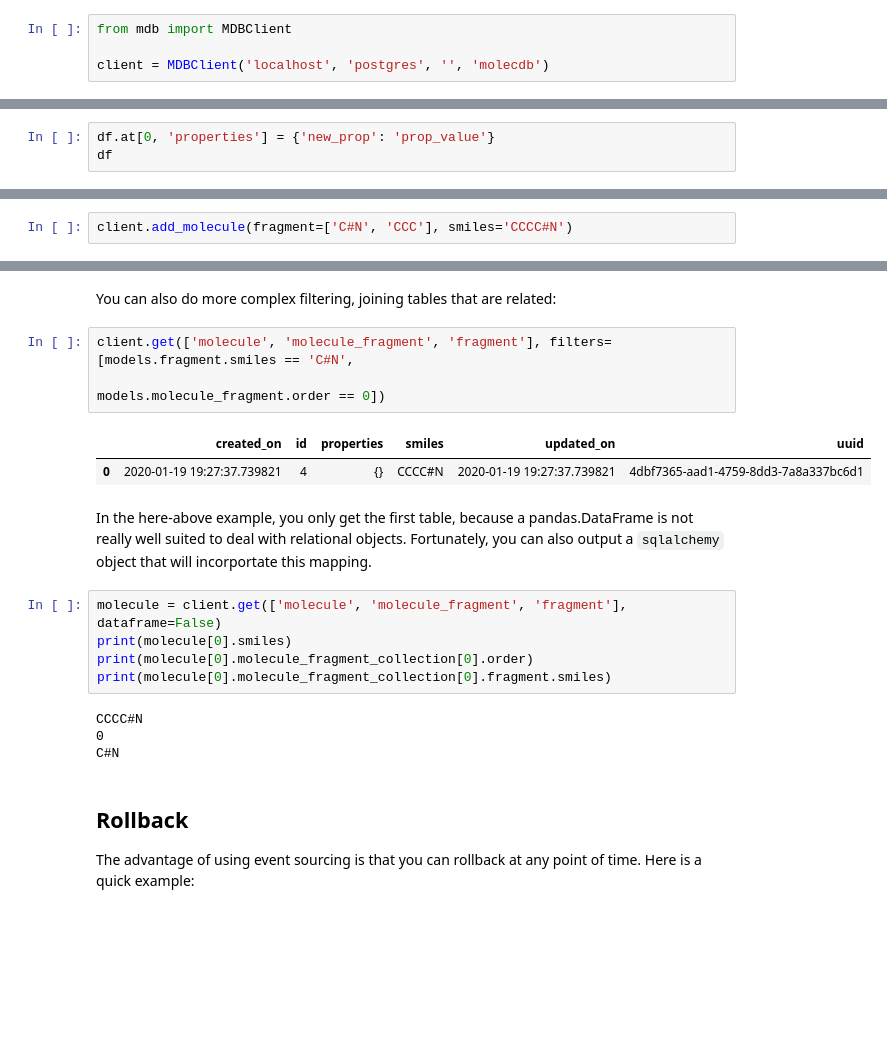
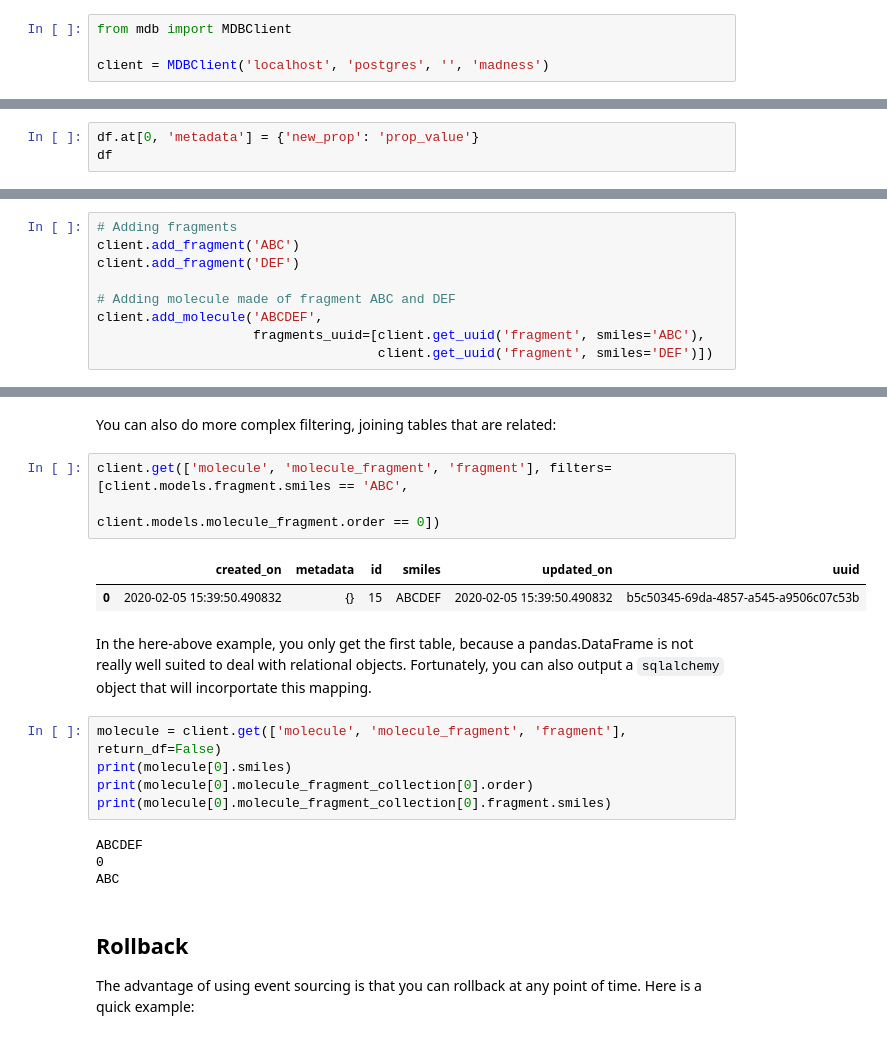
Before and after one commit to aspuru-guzik-group/molar, a Jupyter notebook: docs/Examples.ipynb, the cells around one changed output, grey strips where cells are left out. Cells and saved outputs as stored; diff of their text form; blank space fills up the shorter version.

```diff
--- a/docs/Examples.ipynb
+++ b/docs/Examples.ipynb
@@ -3,7 +3,7 @@
 # %%
 from mdb import MDBClient
 
-client = MDBClient('localhost', 'postgres', '', 'molecdb')
+client = MDBClient('localhost', 'postgres', '', 'madness')
 # %% [markdown]
 ## Get, Add, Update, Delete
 # %% [markdown]
@@ -40,6 +40,6 @@ df
 # %% [markdown]
 It is also possile to get a dataframe of a table, change some values and set it back to the database.
 # %%
-df.at[0, 'properties'] = {'new_prop': 'prop_value'}
+df.at[0, 'metadata'] = {'new_prop': 'prop_value'}
 df
 # %% [output]
@@ -70,5 +70,3 @@ client.get('molecule')
 Of course, `add`, `get`, `update` and `delete` don't capture everything. The relationships between objects do not appear on the pandas.DataFrame and it may be burdensome to add these relationship by hand. This is why some helper methods have been implemented.
 
 It is recommended you use this method when you are adding data to the database instead of the base methods for all objects that have relationships.
-# %%
-client.add_molecule(fragment=['C#N', 'CCC'], smiles='CCCC#N')
@@ -78,0 +73,9 @@ client.add_molecule(fragment=['C#N', 'CCC'], smiles='CCCC#N')
+# %%
+# Adding fragments
+client.add_fragment('ABC')
+client.add_fragment('DEF')
+
+# Adding molecule made of fragment ABC and DEF
+client.add_molecule('ABCDEF',
+                    fragments_uuid=[client.get_uuid('fragment', smiles='ABC'),
+                                    client.get_uuid('fragment', smiles='DEF')])
@@ -110,22 +115,22 @@ client.get('fragment', filters=[models.fragment.smiles == 'C#N'])
 # %% [markdown]
 You can also do more complex filtering, joining tables that are related:
 # %%
-client.get(['molecule', 'molecule_fragment', 'fragment'], filters=[models.fragment.smiles == 'C#N',
-                                                                   models.molecule_fragment.order == 0])
+client.get(['molecule', 'molecule_fragment', 'fragment'], filters=[client.models.fragment.smiles == 'ABC',
+                                                                   client.models.molecule_fragment.order == 0])
 # %% [output]
-|  | created_on | id | properties | smiles | updated_on | uuid |
-| 0 | 2020-01-19 19:27:37.739821 | 4 | {} | CCCC#N | 2020-01-19 19:27:37.739821 | 4dbf7365-aad1-4759-8dd3-7a8a337bc6d1 |
+|  | created_on | metadata | id | smiles | updated_on | uuid |
+| 0 | 2020-02-05 15:39:50.490832 | {} | 15 | ABCDEF | 2020-02-05 15:39:50.490832 | b5c50345-69da-4857-a545-a9506c07c53b |
 # %% [markdown]
 In the here-above example, you only get the first table, because a pandas.DataFrame is not really well suited to deal with relational objects. Fortunately, you can also output a `sqlalchemy` object that will incorportate this mapping.
 # %%
-molecule = client.get(['molecule', 'molecule_fragment', 'fragment'], dataframe=False)
+molecule = client.get(['molecule', 'molecule_fragment', 'fragment'], return_df=False)
 print(molecule[0].smiles)
 print(molecule[0].molecule_fragment_collection[0].order)
 print(molecule[0].molecule_fragment_collection[0].fragment.smiles)
 # %% [output]
-CCCC#N
+ABCDEF
 0
-C#N
+ABC
 # %% [markdown]
 ## Rollback
 
```
Also changed, not shown: parts of 18 cells of this notebook, 5 other files.
